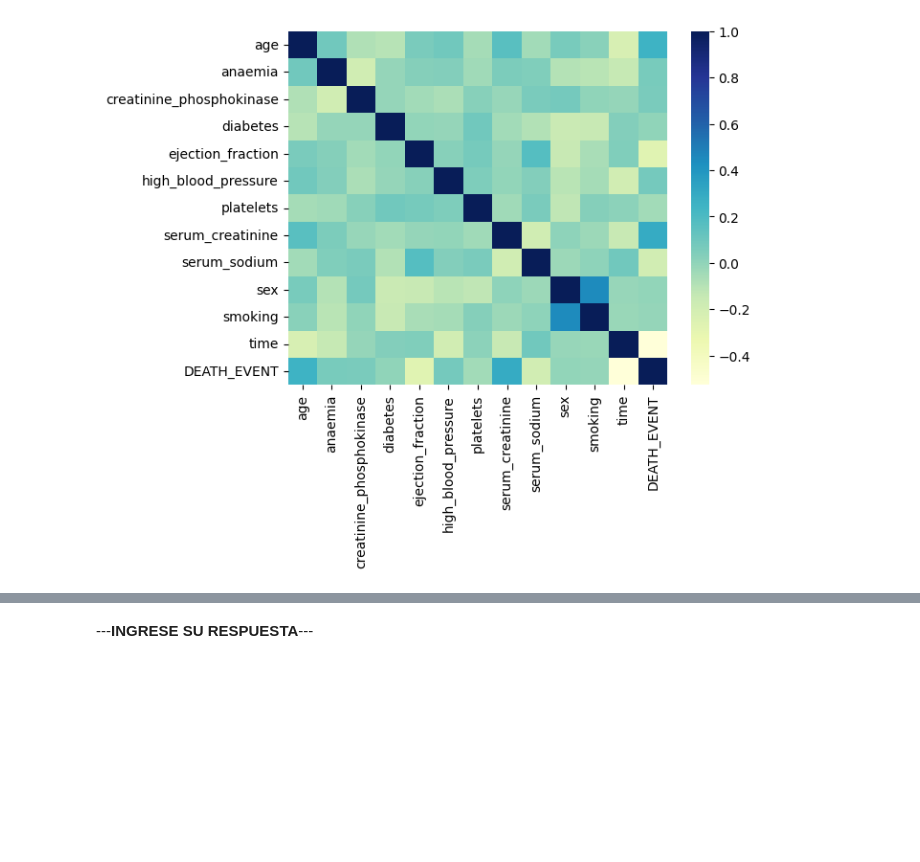
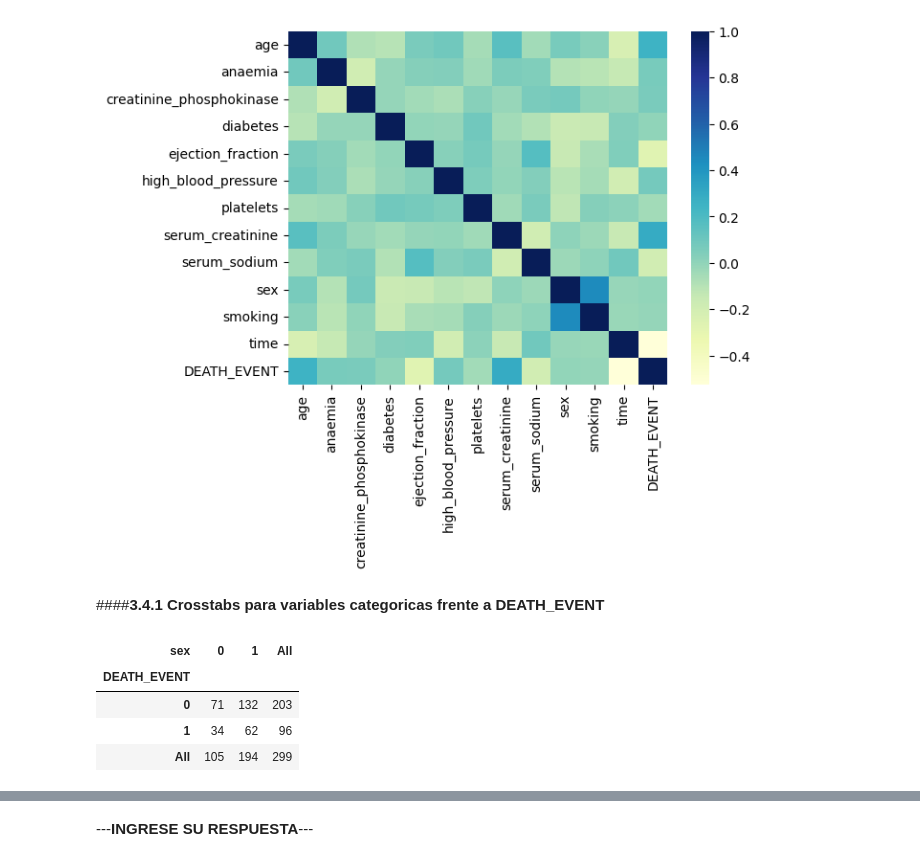
Before and after one commit to Robert-Gomez-AI/HeartFailure, a Jupyter notebook: Fase_2_Entendimiento_de_los_datos.ipynb, the cells around one changed output, grey strips where cells are left out. Cells and saved outputs as stored; diff of their text form; code cells hidden in the pictures; blank space fills up the shorter version.

```diff
--- a/Fase_2_Entendimiento_de_los_datos.ipynb
+++ b/Fase_2_Entendimiento_de_los_datos.ipynb
@@ -347,3 +354,15 @@ sns.heatmap(df.corr(),
 # %% [output]
 <Axes: >
 [figure]
+# %% [markdown]
+####**3.4.1 Crosstabs para variables categoricas frente a DEATH_EVENT**
+# %%
+#Frente al sexo
+pd.crosstab(df['DEATH_EVENT'],df['sex'],
+            margins=True)
+# %% [output]
+| sex | 0 | 1 | All |
+| DEATH_EVENT |  |  |  |
+| 0 | 71 | 132 | 203 |
+| 1 | 34 | 62 | 96 |
+| All | 105 | 194 | 299 |
```
Also changed, not shown: parts of 12 cells of this notebook.
